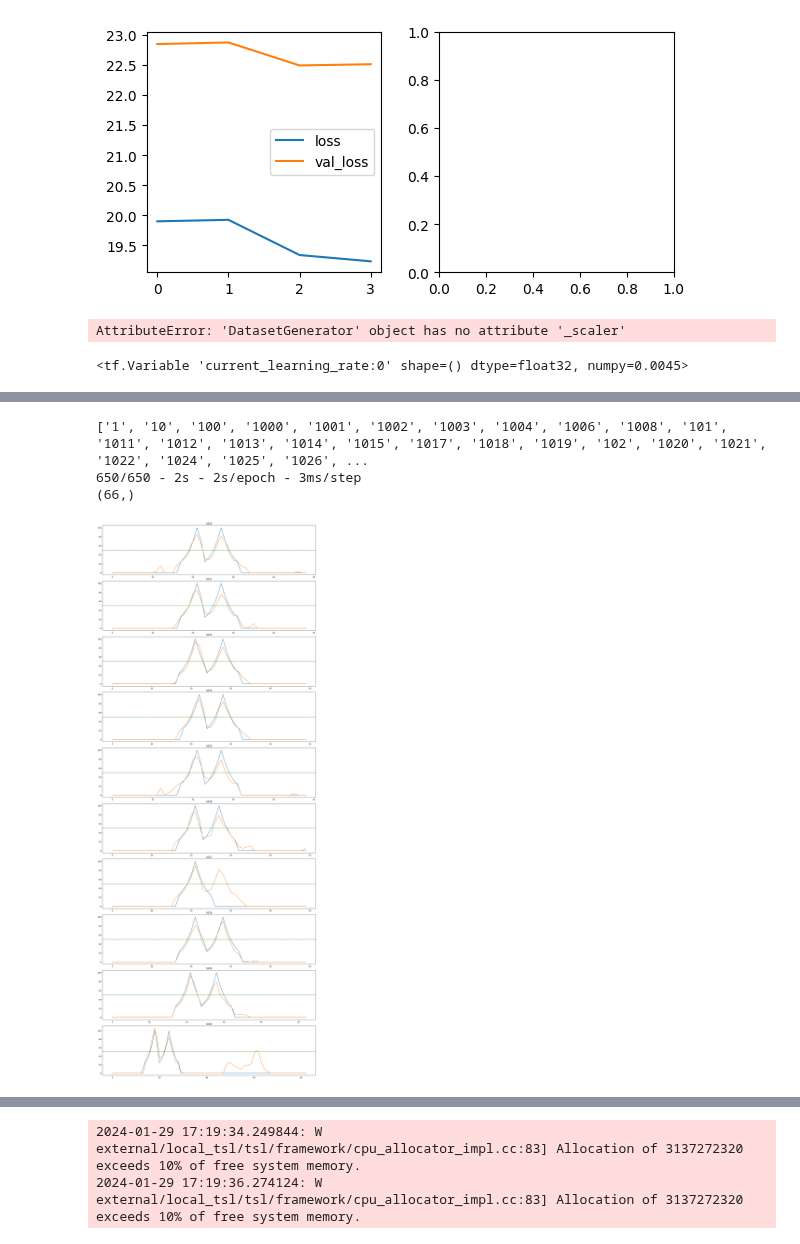
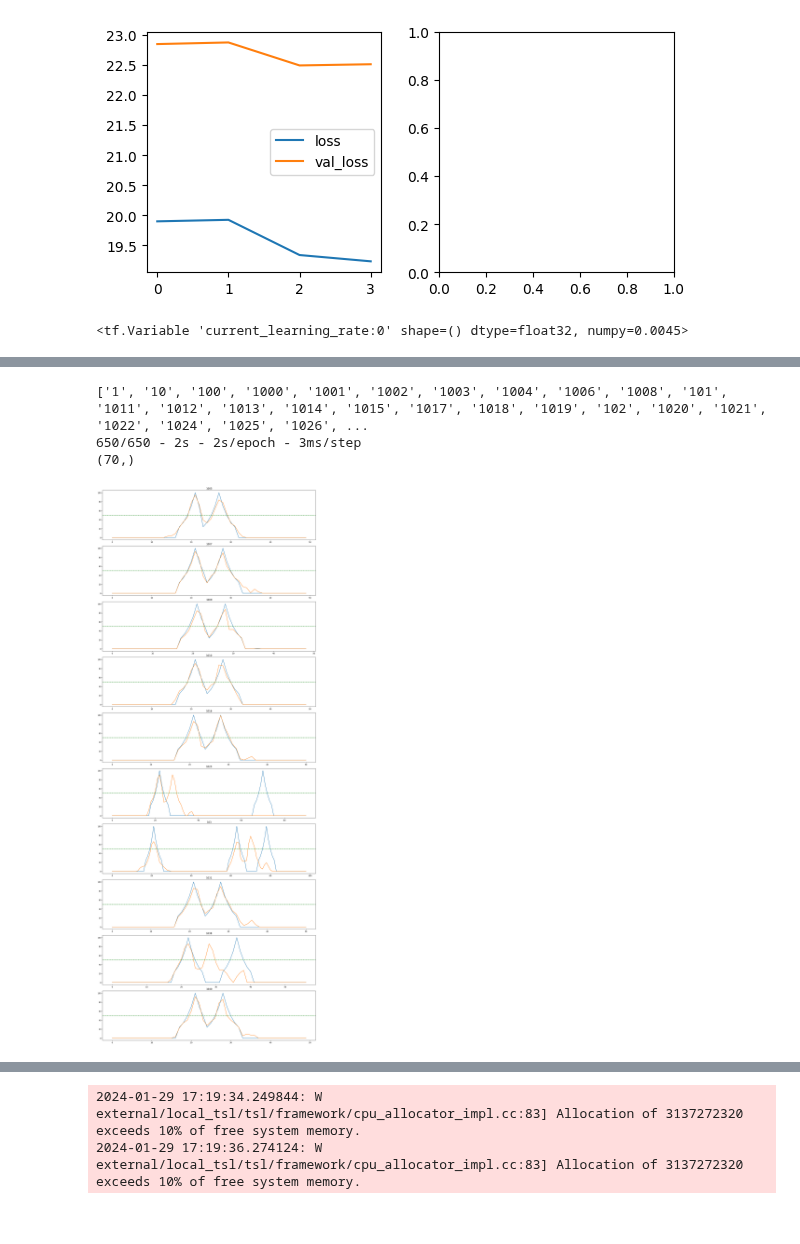
Before and after one commit to DavidBaldsiefen/splid-challenge, a Jupyter notebook: node_localizer.ipynb, the cells around one changed output, grey strips where cells are left out. Drawn from its saved outputs; the diff is of its cells as text; code cells hidden in the pictures.

Commit message:
Updated gitignore and cache, use CNN in all models

```diff
--- a/node_localizer.ipynb
+++ b/node_localizer.ipynb
@@ -236,9 +285,7 @@ Evaluating model:
 [figure]
 # %%
 model_ew.model.save('submission/models/ew_localizer_cnn.hdf5')
-pickle.dump(ds_gen_ew.scaler, open('submission/models/EW_localizer_scaler_cnn.pkl', 'wb'))
+#pickle.dump(ds_gen_ew.scaler, open('submission/models/EW_localizer_scaler_cnn.pkl', 'wb'))
-# %% [output]
-AttributeError: 'DatasetGenerator' object has no attribute '_scaler'
 # %%
 print(model_ns.model.optimizer.learning_rate)
 # %% [output]
@@ -288,13 +335,13 @@ Your kernel may have been built without NUMA support.
 # %%
 print(ds_gen_ew.train_keys)
 localizer.plot_prediction_curve(ds_gen=ds_gen_ew,
                                 model=model_ew,
-                                object_ids=ds_gen_ew.train_keys[20:30],
+                                object_ids=ds_gen_ew.val_keys[:10],
                                 zoom=True)
 # %% [output]
 ['1', '10', '100', '1000', '1001', '1002', '1003', '1004', '1006', '1008', '101', '1011', '1012', '1013', '1014', '1015', '1017', '1018', '1019', '102', '1020', '1021', '1022', '1024', '1025', '1026', ...
 650/650 - 2s - 2s/epoch - 3ms/step
-(66,)
+(70,)
-[figure, old version]
+[figure, new version]
 # %%
 object_limit = None
```
Also changed, not shown: parts of 7 cells of this notebook, 17 other files.
